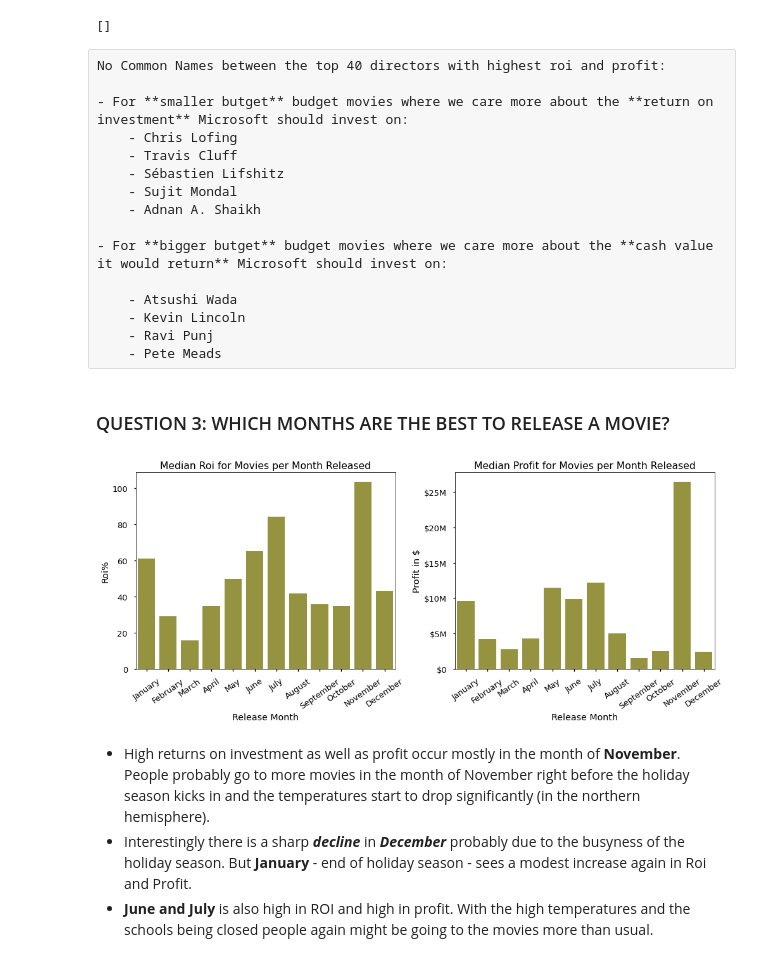
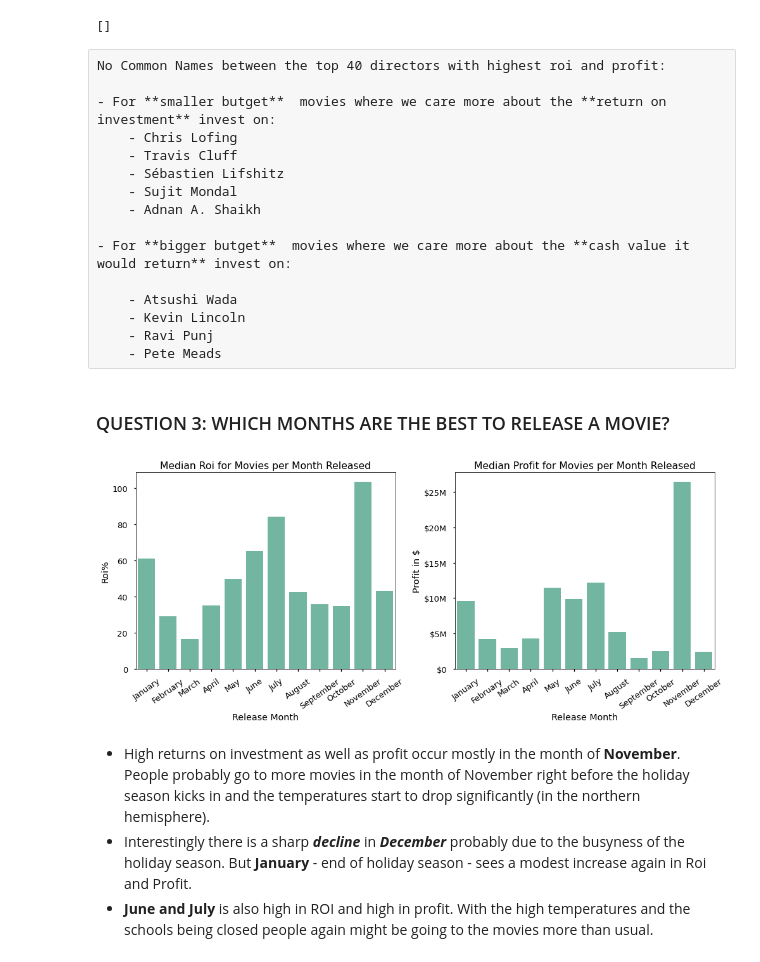
Before and after one commit to erdemiraysu/Exploratory-Movie-Analyses, a Jupyter notebook: student.ipynb, the cells around one changed output. Cells and saved outputs as stored; diff of their text form; code cells hidden in the pictures.

```diff
--- a/student.ipynb
+++ b/student.ipynb
@@ -1294,12 +1387,12 @@ def slicing(df_original, q, var):
     return dfbudgets_tables
 # %%
 df_original = df_genre
-q= ['0-4.5 M','4.5-16 M','16-40 M','40-425 M']
+q= ['$0-4.5 M','$4.5-16 M','$16-40 M','$40-425 M']
 var = 'roi'
 dfbudgets_tables_roi = slicing(df_original, q, var)
 
 df_original = df_genre
-q= ['0-4.5 M','4.5-16 M','16-40 M','40-425 M']
+q= ['$0-4.5 M','$4.5-16 M','$16-40 M','$40-425 M']
 var = 'profit'
 dfbudgets_tables_profit = slicing(df_original, q, var)
 
@@ -1353,15 +1426,20 @@ with plt.style.context('seaborn-talk'):
     ax4.axvline(x= df_genre['roi'].median(), ymin=0, ymax=1, color='y', linestyle='--', label = 'Overall\nMedian Roi')
     ax4.legend(bbox_to_anchor = (0.5, 0.6), loc = 'upper left')
 
+    ax1.xaxis.set_major_formatter(mpl.ticker.StrMethodFormatter('%{x:,.0f}'))
+    ax2.xaxis.set_major_formatter(mpl.ticker.StrMethodFormatter('%{x:,.0f}'))
+    ax3.xaxis.set_major_formatter(mpl.ticker.StrMethodFormatter('%{x:,.0f}'))
+    ax4.xaxis.set_major_formatter(mpl.ticker.StrMethodFormatter('%{x:,.0f}'))
+
     ax1.set_title('Median ROI per Movie Genre in\nLOW Budget (0-4.5 M) Movies')
     ax2.set_title('Median ROI per Movie Genre in\nLOW-MEDIUM (4.5-16 M) Budget Movies')
     ax3.set_title('Median ROI per Movie Genre in\nHIGH-MEDIUM (16-40 M) Budget Movies')
     ax4.set_title('Median ROI per Movie Genre in\nHIGH Budget (40-425 M) Movies')
 
-    ax1.set_xlabel("Median Roi%")
-    ax2.set_xlabel("Median Roi%")
-    ax3.set_xlabel("Median Roi%")
-    ax4.set_xlabel("Median Roi%")
+    ax1.set_xlabel("Roi")
+    ax2.set_xlabel("Roi")
+    ax3.set_xlabel("Roi")
+    ax4.set_xlabel("Roi")
 
     ax1.set_ylabel("Genres")
     ax2.set_ylabel("Genres")
@@ -1373,7 +1451,6 @@ with plt.style.context('seaborn-talk'):
     ax3.set_xlim(-110,360)
     ax4.set_xlim(-110,360)
 
-
     fig.tight_layout();
     fig.savefig('./images/Barplot_RoibyBudget.png', dpi=300);
 # %% [output]
@@ -1499,14 +1574,17 @@ with plt.style.context('seaborn-talk'):
     sns.regplot(data=dfroibins[0], x='averagerating', y='roi', ax=ax1, scatter_kws={'alpha':0.6}, color = base_color)
     sns.regplot(data=dfroibins[1], x='averagerating', y='roi', ax=ax2, scatter_kws={'alpha':0.6}, color = base_color)
 
+    ax1.yaxis.set_major_formatter(mpl.ticker.StrMethodFormatter('%{x:,.0f}'))
+    ax2.yaxis.set_major_formatter(mpl.ticker.StrMethodFormatter('%{x:,.0f}'))
+
     ax1.set_title('Relationship between Roi and Rating\nin -Roi (no profit) Movies')
     ax2.set_title('Relationship between Roi and Rating\nin +Roi (some profit) Movies')
 
     ax1.set_xlabel("Average Rating")
     ax2.set_xlabel("Average Rating")
 
-    ax1.set_ylabel("Roi%")
-    ax2.set_ylabel("Roi%")
+    ax1.set_ylabel("Roi")
+    ax2.set_ylabel("Roi")
 
     fig.tight_layout();
     fig.savefig('./images/Scatterplot_RatingPerRoi.png', dpi=300);
@@ -1565,25 +1643,20 @@ df_director_top_profit.head()
 # %%
 with plt.style.context('seaborn-talk'):
     fig, (ax1, ax2) = plt.subplots(ncols=2, figsize=(12, 10))
-    base_color = sns.color_palette("husl", 9)[1]
+    base_color = sns.color_palette()[8]
 
     sns.barplot(y= df_director_top_roi['director_name'], x= df_director_top_roi['roi', 'mean'], color = base_color, ax=ax1)
     sns.barplot(y= df_director_top_profit['director_name'], x= df_director_top_profit['profit', 'mean'],  color = base_color, ax=ax2)
 
-    # Because roi and profit are continuous, you need to get the ticks location fixed first before rotating.
-    # Remove the decimal point from the labels by converting into an integer.
-
-    ticks_loc = ax1.get_xticks().tolist()
-    ax1.xaxis.set_major_locator(mticker.FixedLocator(ticks_loc))
-    ax1.set_xticklabels(ax1.get_xticks().astype(int))
-
+    ax1.xaxis.set_major_locator(mpl.ticker.MultipleLocator(12000))
+    ax1.xaxis.set_major_formatter(mpl.ticker.StrMethodFormatter('%{x:,.0f}'))
     ax2.xaxis.set_major_formatter(formatter)
 
     ax1.set_title('ROI per Director')
     ax2.set_title("Profit per Director")
 
-    ax1.set_xlabel("% ROI")
-    ax2.set_xlabel("Profit in $")
+    ax1.set_xlabel("Roi")
+    ax2.set_xlabel("Profit")
 
 
     ax1.set_ylabel("Director Name")
@@ -1609,14 +1682,14 @@ commonnames(list1, list2)
 # %% [raw]
 No Common Names between the top 40 directors with highest roi and profit:
 
-- For **smaller butget** budget movies where we care more about the **return on investment** Microsoft should invest on:
+- For **smaller butget**  movies where we care more about the **return on investment** invest on:
     - Chris Lofing
     - Travis Cluff
     - Sébastien Lifshitz
     - Sujit Mondal
     - Adnan A. Shaikh
 
-- For **bigger butget** budget movies where we care more about the **cash value it would return** Microsoft should invest on:
+- For **bigger butget**  movies where we care more about the **cash value it would return** invest on:
 
     - Atsushi Wada
     - Kevin Lincoln
@@ -1635,33 +1708,33 @@ df_months.sort_values(by='release_month', inplace=True)
 # %%
 with plt.style.context('seaborn-talk'):
     fig, (ax1, ax2) = plt.subplots(figsize=(14,6), ncols=2)
-    base_color = sns.color_palette("husl", 9)[2]
+    base_color = sns.color_palette("Set2")[0]
 
     sns.barplot(data=df_months, x='release_month', y='roi', estimator= np.median, ax=ax1, ci = None, color = base_color)
     sns.barplot(data=df_months, x='release_month', y='profit', estimator= np.median, ax=ax2, ci = None, color = base_color)
 
     ax1.set_xticklabels(labels = ['January','February','March','April','May','June',\
                                   'July','August','September','October','November','December']\
                                  ,rotation=35)
     ax2.set_xticklabels(labels = ['January','February','March','April','May','June',\
                                  'July','August','September','October','November','December']\
                                   ,rotation=35)
 
     ax2.yaxis.set_major_formatter(formatter)
 
     ax1.set_title('Median Roi for Movies per Month Released')
     ax2.set_title('Median Profit for Movies per Month Released')
 
     ax1.set_xlabel("Release Month")
     ax2.set_xlabel("Release Month")
 
     ax1.set_ylabel("Roi%")
     ax2.set_ylabel("Profit in $")
 
     fig.tight_layout();
     fig.savefig('./images/Barplot_ReleaseMonth.png', dpi=300);
 # %% [output]
-[figure, old version]
+[figure, new version]
 # %% [markdown]
 * High returns on investment as well as profit occur mostly in the month of **November**. People probably go to more movies in the month of November right before the holiday season kicks in and the temperatures start to drop significantly (in the northern hemisphere).
 * Interestingly there is a sharp ***decline*** in ***December*** probably due to the busyness of the holiday season. But **January** - end of holiday season - sees a modest increase again in Roi and Profit.
```
Also changed, not shown: parts of 71 cells of this notebook.
